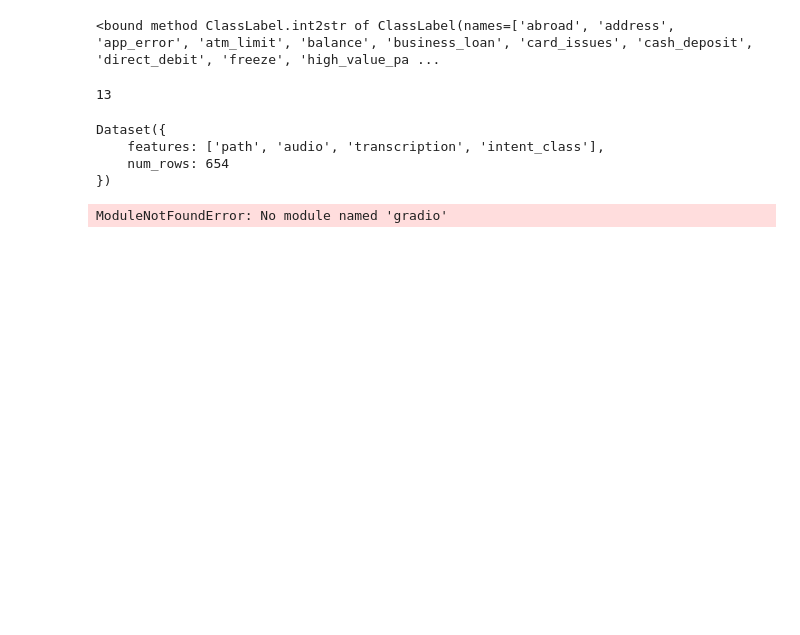
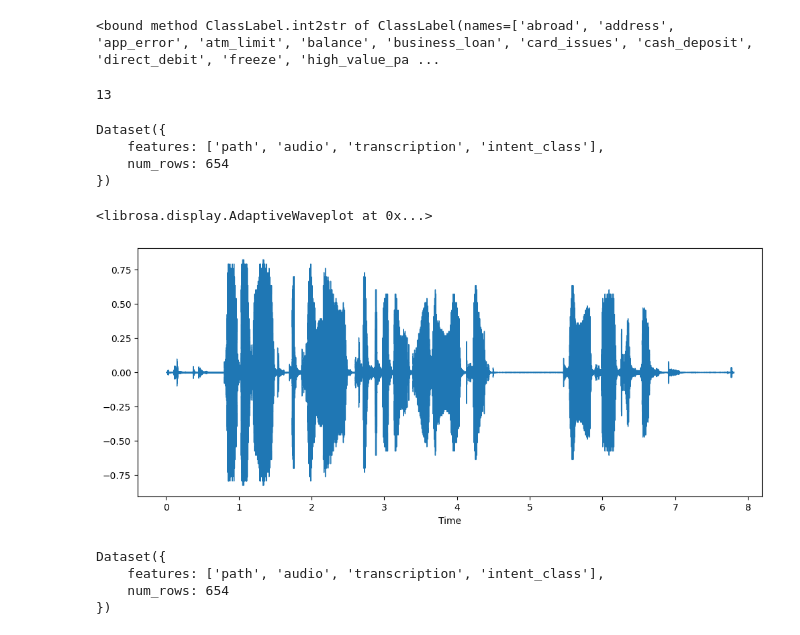
Before and after one commit to yaojingguo/ai-code, a Jupyter notebook: audio/unit-1/load_and_explore.ipynb, the cells around one changed output. Drawn from its saved outputs; the diff is of its cells as text; code cells hidden in the pictures; blank space fills up the shorter version.

```diff
--- a/audio/unit-1/load_and_explore.ipynb
+++ b/audio/unit-1/load_and_explore.ipynb
@@ -50,25 +50,16 @@ Dataset({
     features: ['path', 'audio', 'transcription', 'intent_class'],
     num_rows: 654
 })
-# %%
-import gradio as gr
-
-
-def generate_audio():
-    example = minds.shuffle()[0]
-    audio = example["audio"]
-    return (
-        audio["sampling_rate"],
-        audio["array"],
-    ), id2label(example["intent_class"])
-
-
-with gr.Blocks() as demo:
-    with gr.Column():
-        for _ in range(4):
-            audio, label = generate_audio()
-            output = gr.Audio(audio, label=label)
-
-demo.launch(debug=True)
-# %% [output]
-ModuleNotFoundError: No module named 'gradio'
+# %%
+import librosa
+import matplotlib.pyplot as plt
+import librosa.display
+
+array = example["audio"]["array"]
+sampling_rate = example["audio"]["sampling_rate"]
+
+plt.figure().set_figwidth(12)
+librosa.display.waveshow(array, sr=sampling_rate)
+# %% [output]
+<librosa.display.AdaptiveWaveplot at 0x...>
+[figure, added]
@@ -74,0 +70,7 @@ ModuleNotFoundError: No module named 'gradio'
+# %%
+minds
+# %% [output]
+Dataset({
+    features: ['path', 'audio', 'transcription', 'intent_class'],
+    num_rows: 654
+})
```
Also changed, not shown: parts of 13 cells of this notebook, 5 other files.
